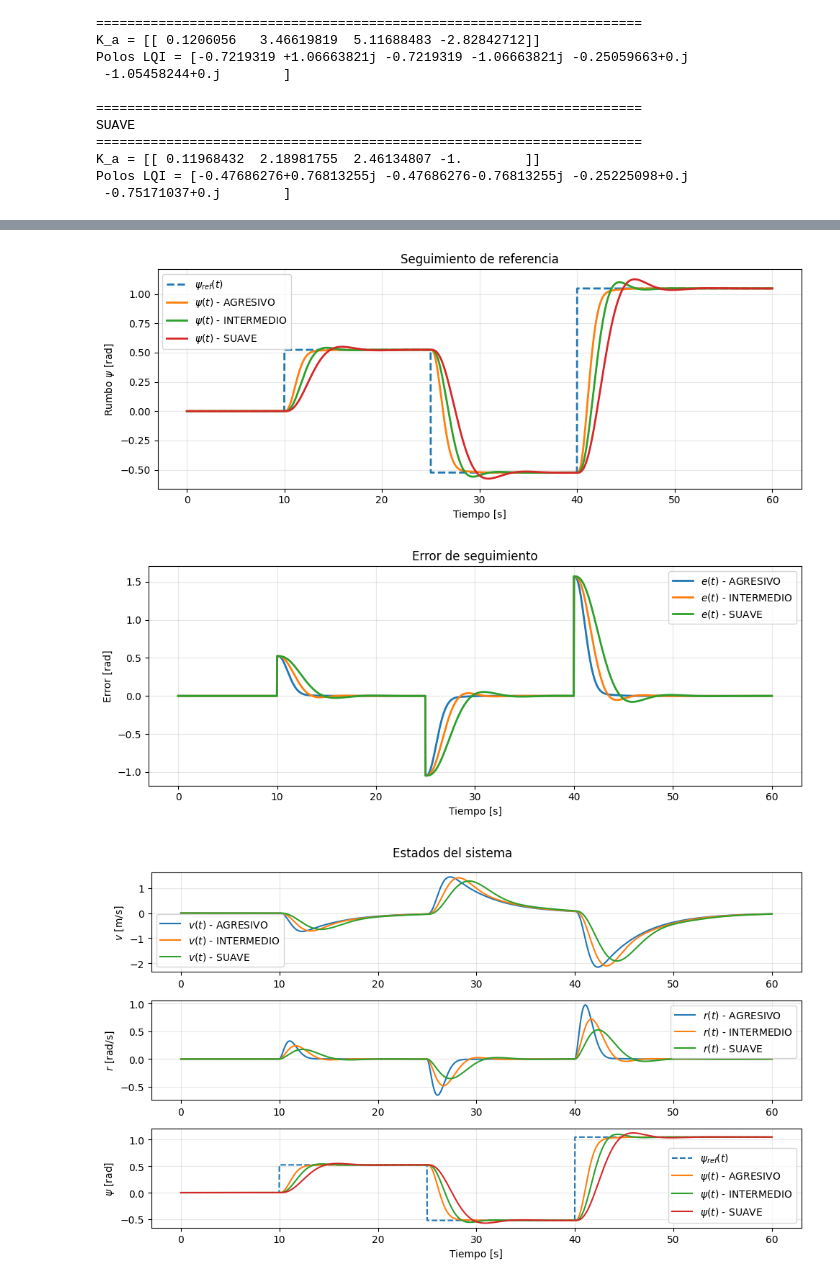
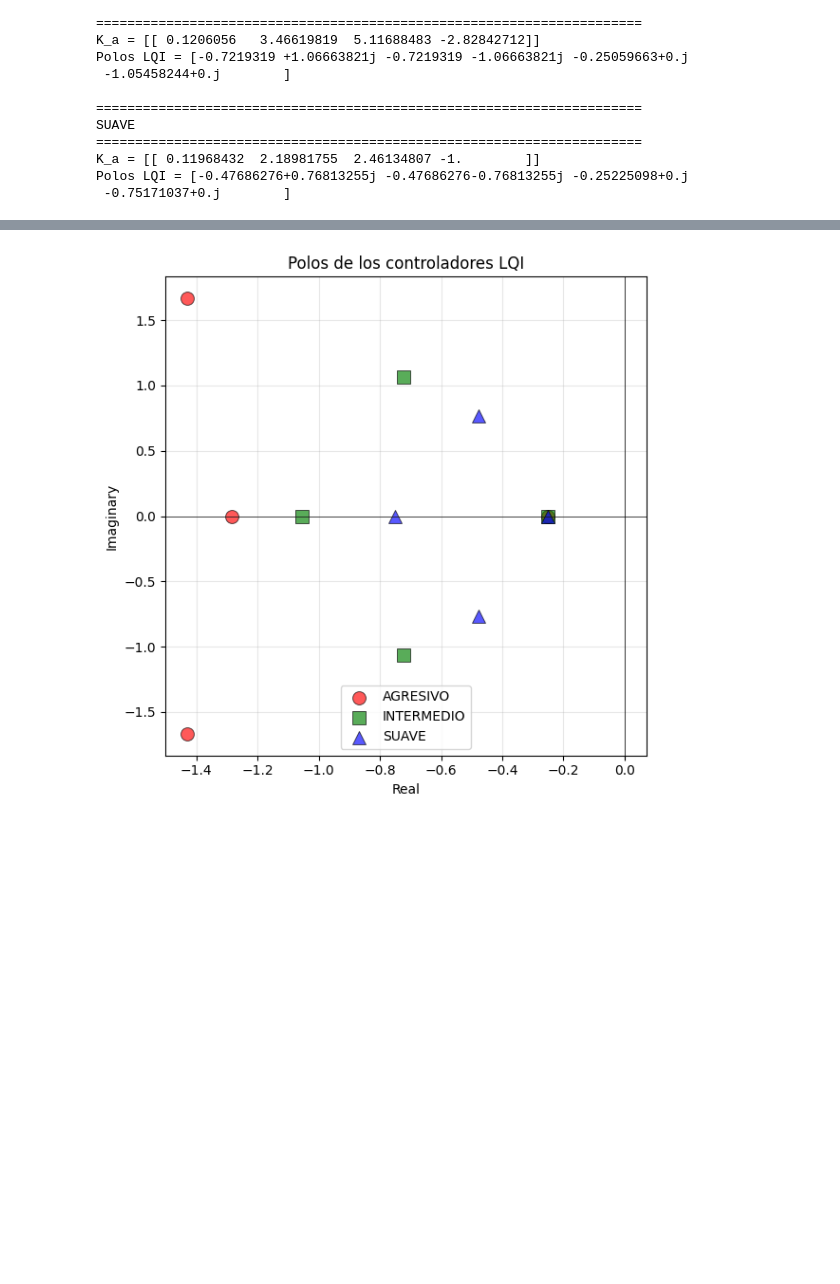
Before and after one commit to teomk/Control-TP2, a Jupyter notebook: ParteC.ipynb, the cells around one changed output, grey strips where cells are left out. Cells and saved outputs as stored; diff of their text form; code cells hidden in the pictures; blank space fills up the shorter version.

```diff
--- a/ParteC.ipynb
+++ b/ParteC.ipynb
@@ -89,25 +146,0 @@ PREGUNTAR PORQUE ES LO MISMO QUE PARTE A ejericio 4)
-# %%
-A = np.array([
-    [-0.25, -2, 0],
-    [0.08, -0.35, 0],
-    [0, 1, 0]
-])
-
-B = np.array([
-    [0],
-    [0.62],
-    [0]
-])
-
-
-C = np.array([[0, 0, 1]])
-
-A_a = np.hstack([
-    np.vstack([A, -C]), np.zeros((4, 1))
-])
-
-B_a = np.vstack([B, np.array([[0]])])
-
-E_a = np.array([[0], [0], [0], [1]])
-
-utils.check_controllability(A_a, B_a)
@@ -197,8 +209,4 @@ NameError: name 'controllers' is not defined
 # %%
 plot_poles(controllers, save=True, save_dir='plots')
-plot_results(results, show=True, save=True, save_dir='plots')
-print_metrics(results)
 # %% [output]
-[figure, old version]
+[figure, new version]
-[figure, removed]
-[figure, removed]
```
Also changed, not shown: parts of 19 cells of this notebook, 13 other files.
